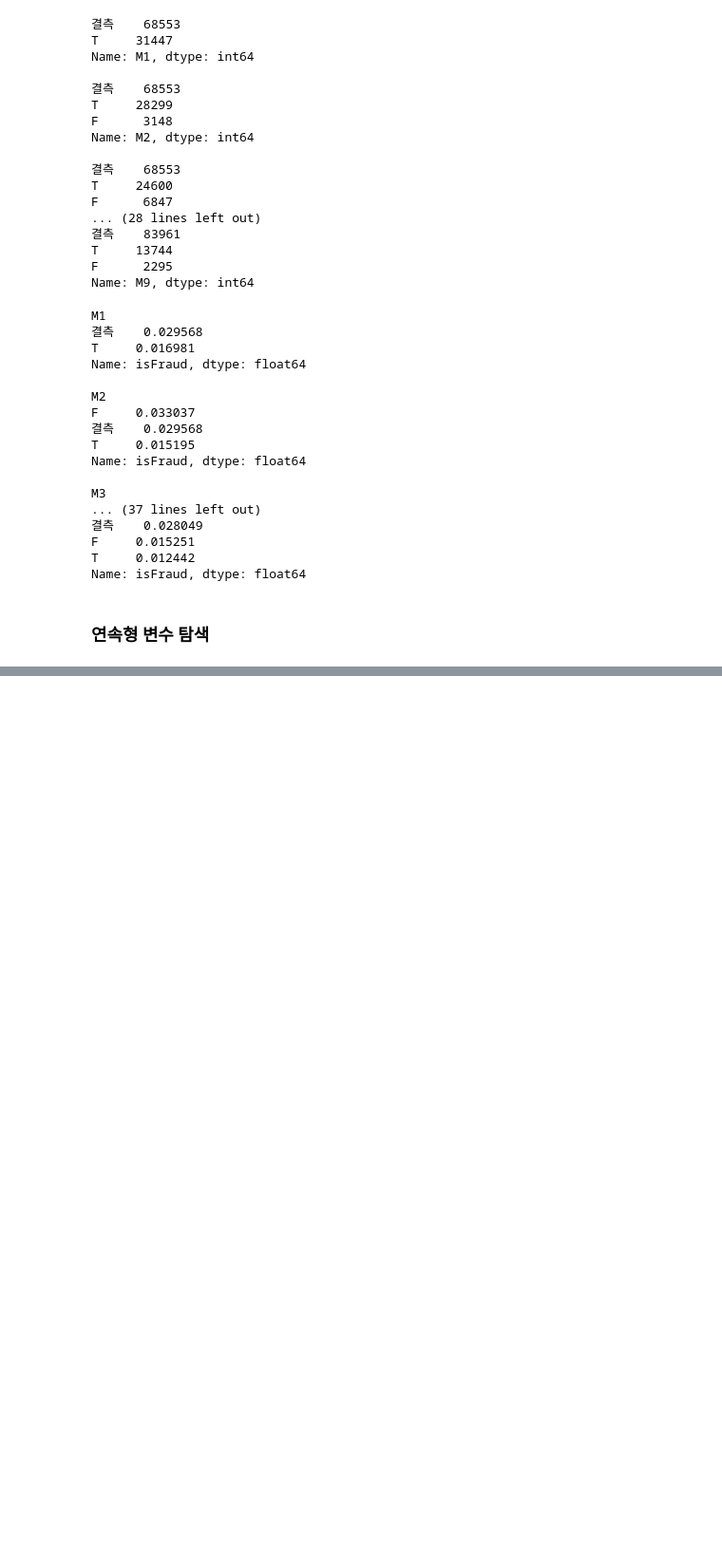
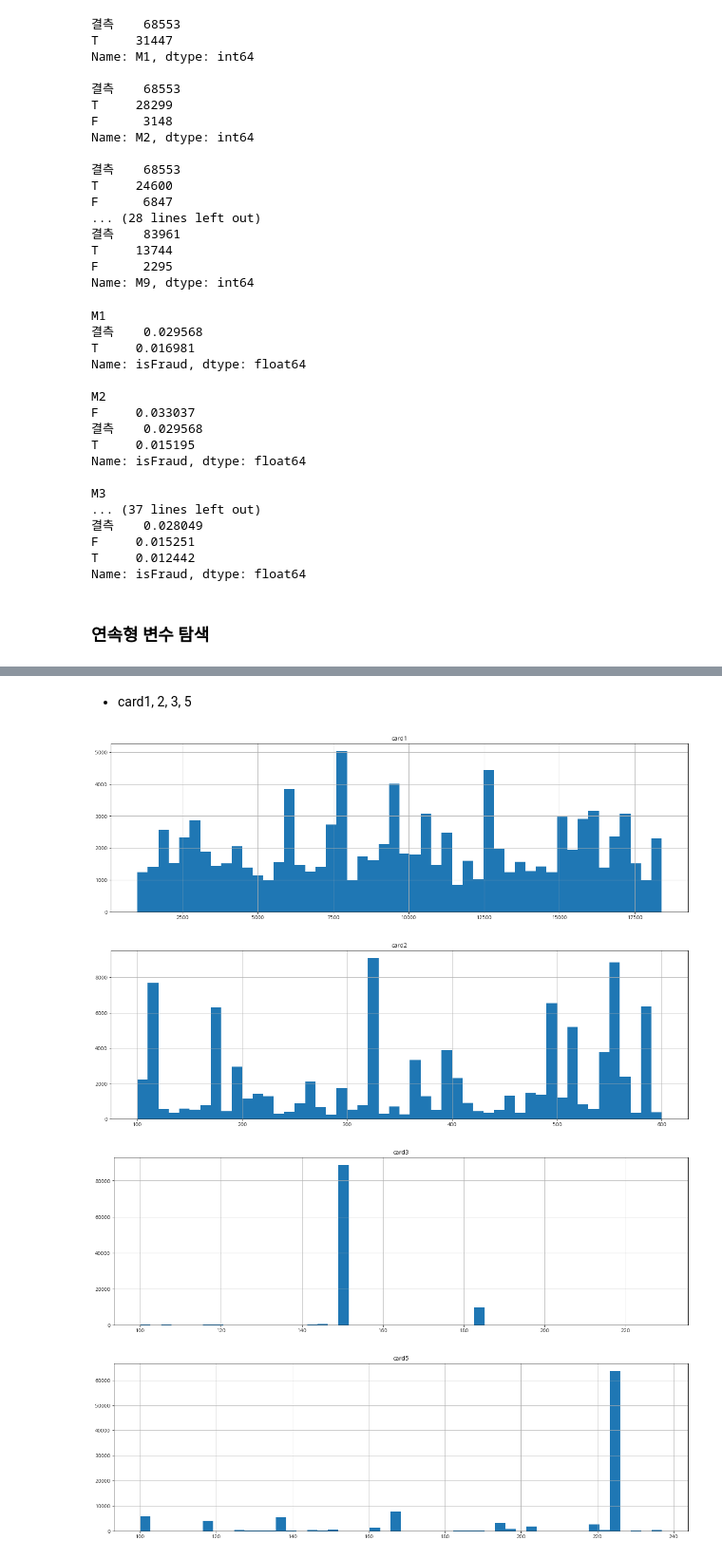
Before and after one commit to seonydg/ml-classification-IEEE-CIS-Fraud-Detection, a Jupyter notebook: IEEE-CIS Fraud Detection.ipynb, the cells around one changed output, grey strips where cells are left out. Shown at 95% size. Cells and saved outputs as stored; diff of their text form; code cells hidden in the pictures; blank space fills up the shorter version.

```diff
--- a/IEEE-CIS Fraud Detection.ipynb
+++ b/IEEE-CIS Fraud Detection.ipynb
@@ -406,0 +574,15 @@ Name: isFraud, dtype: float64
+# %% [markdown]
+- card1, 2, 3, 5
+# %%
+card_columns = ['card1', 'card2', 'card3', 'card5']
+
+for col in card_columns:
+    plt.figure(figsize=(20, 6))
+    plt.title(col)
+    df[col].hist(bins=50)
+    plt.show()
+# %% [output]
+[figure, added]
+[figure, added]
+[figure, added]
+[figure, added]
```
Also changed, not shown: parts of 24 cells of this notebook.
